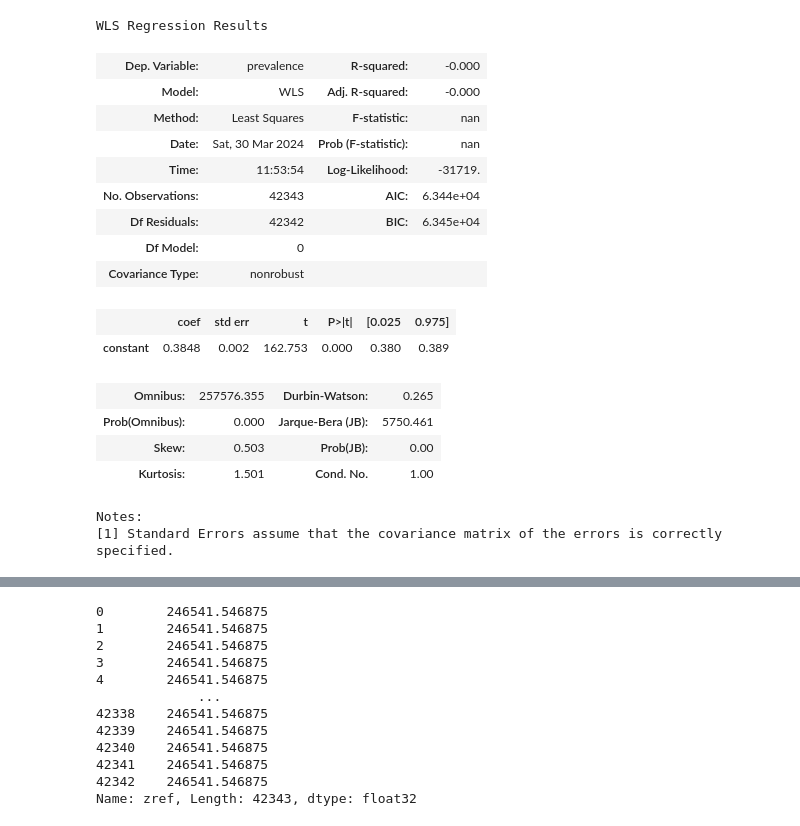
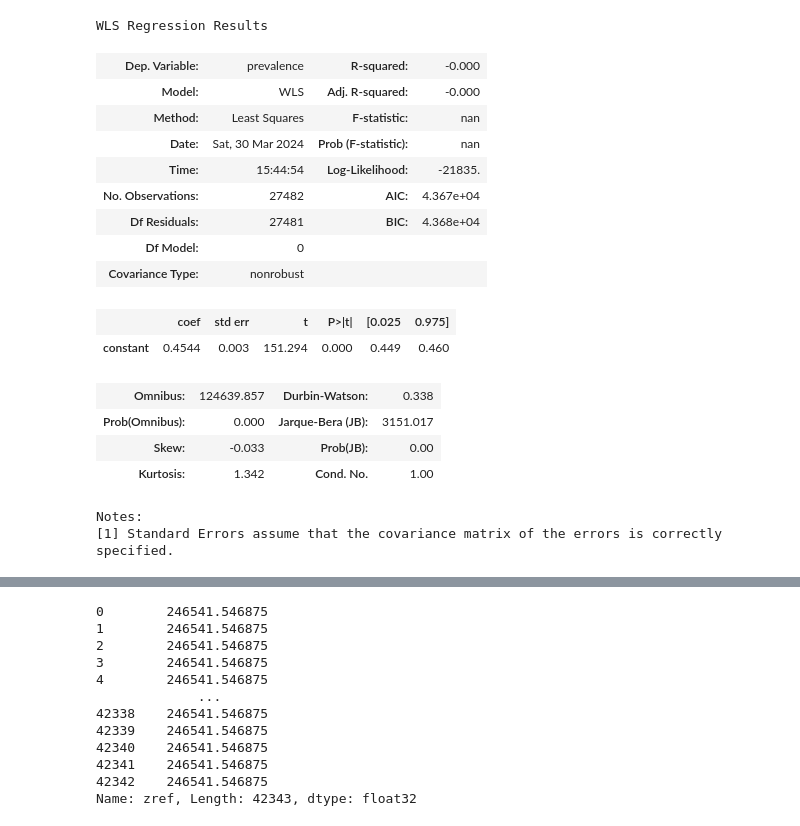
Before and after one commit to mermozhk/Poverty, a Jupyter notebook: Poverty_analysis_western_Africa.ipynb, the cells around one changed output, grey strips where cells are left out. Saved outputs shown, nothing was run; the diff lists cells and outputs as text; code cells hidden in the pictures.

```diff
--- a/Poverty_analysis_western_Africa.ipynb
+++ b/Poverty_analysis_western_Africa.ipynb
@@ -70,3 +92,3 @@ class country:
 # %%
-Benin = country(name='Benin',code_country='BEN',year='2018')
+Togo = country(name='Togo',code_country='TGO',year='2018')
 # %%
@@ -114,22 +199,22 @@ Notes:
 # %%
-Benin.prevalence().summary()
+Togo.prevalence().summary()
 # %% [output]
 WLS Regression Results
 | Dep. Variable: | prevalence | R-squared: | -0.000 |
 | Model: | WLS | Adj. R-squared: | -0.000 |
 | Method: | Least Squares | F-statistic: | nan |
 | Date: | Sat, 30 Mar 2024 | Prob (F-statistic): | nan |
-| Time: | 11:53:54 | Log-Likelihood: | -31719. |
-| No. Observations: | 42343 | AIC: | 6.344e+04 |
-| Df Residuals: | 42342 | BIC: | 6.345e+04 |
+| Time: | 15:44:54 | Log-Likelihood: | -21835. |
+| No. Observations: | 27482 | AIC: | 4.367e+04 |
+| Df Residuals: | 27481 | BIC: | 4.368e+04 |
 | Df Model: | 0 |  |  |
 | Covariance Type: | nonrobust |  |  |
 |  | coef | std err | t | P>|t| | [0.025 | 0.975] |
-| constant | 0.3848 | 0.002 | 162.753 | 0.000 | 0.380 | 0.389 |
+| constant | 0.4544 | 0.003 | 151.294 | 0.000 | 0.449 | 0.460 |
-| Omnibus: | 257576.355 | Durbin-Watson: | 0.265 |
-| Prob(Omnibus): | 0.000 | Jarque-Bera (JB): | 5750.461 |
-| Skew: | 0.503 | Prob(JB): | 0.00 |
-| Kurtosis: | 1.501 | Cond. No. | 1.00 |
+| Omnibus: | 124639.857 | Durbin-Watson: | 0.338 |
+| Prob(Omnibus): | 0.000 | Jarque-Bera (JB): | 3151.017 |
+| Skew: | -0.033 | Prob(JB): | 0.00 |
+| Kurtosis: | 1.342 | Cond. No. | 1.00 |
 Notes:
 [1] Standard Errors assume that the covariance matrix of the errors is correctly specified.
 # %%
```
Also changed, not shown: parts of 23 cells of this notebook, 52 other files.
